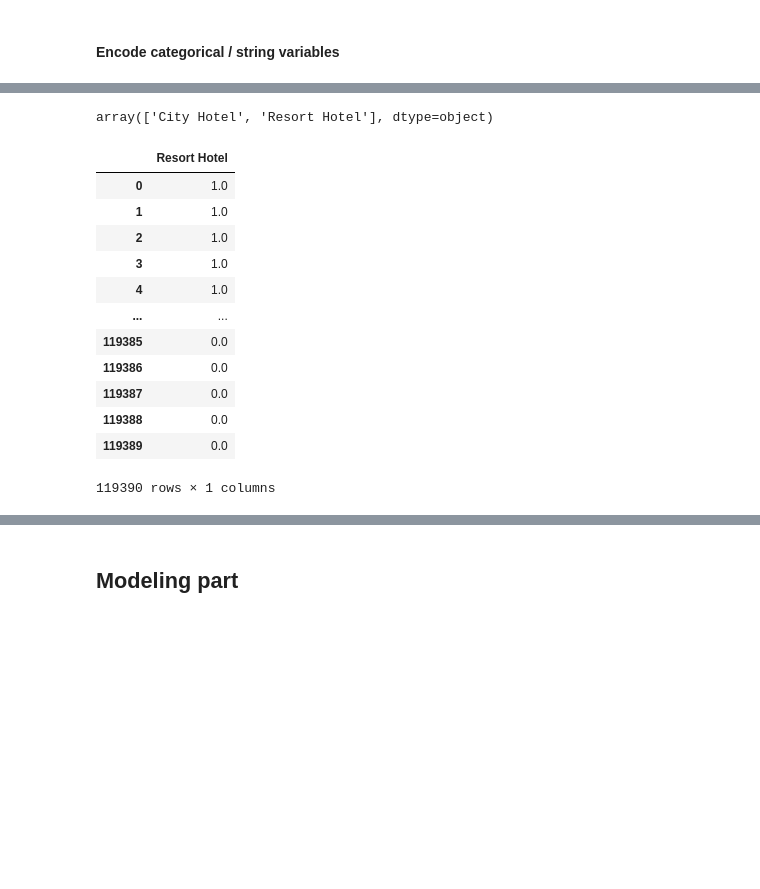
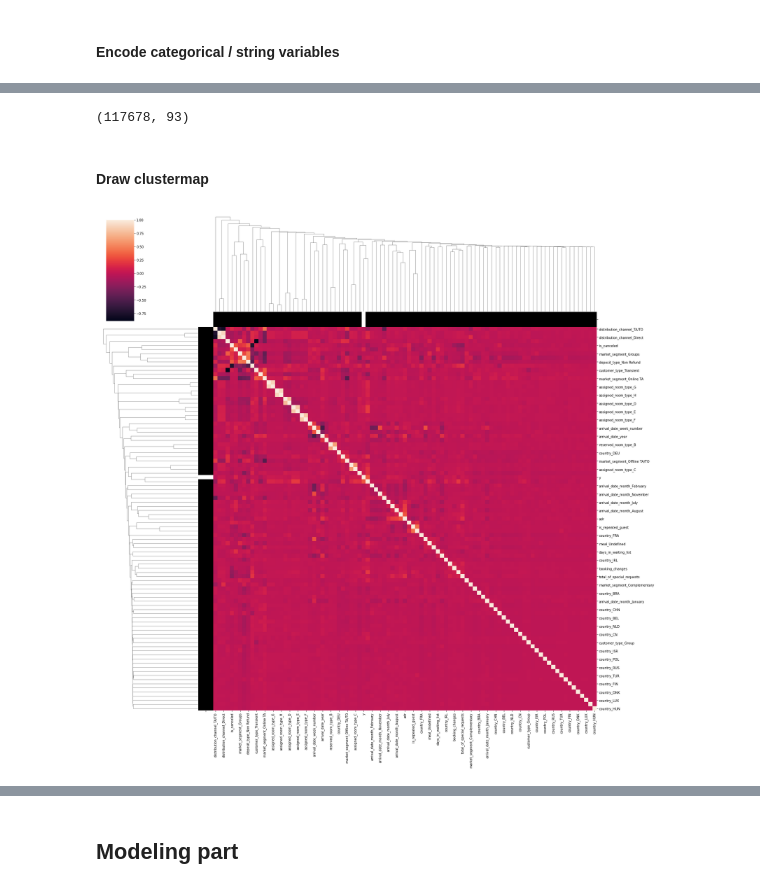
Before and after one commit to Garrus990/wave, a Jupyter notebook: notebooks/task-2.ipynb, the cells around one changed output, grey strips where cells are left out. Cells and saved outputs as stored; diff of their text form; code cells hidden in the pictures; blank space fills up the shorter version.

```diff
--- a/notebooks/task-2.ipynb
+++ b/notebooks/task-2.ipynb
@@ -85,0 +118,3 @@ pd.crosstab(bookings['is_canceled'], bookings['y'])
+# %%
+# now we replace 'rare' classes with NANs
+bookings = replace_rare_values(bookings, categorical_columns)
@@ -85,0 +142,6 @@ pd.crosstab(bookings['is_canceled'], bookings['y'])
+# %%
+# now we can remove all the rows with NANs
+n_observations_before = bookings.shape[0]
+bookings = bookings.dropna()
+print(f'{n_observations_before - bookings.shape[0]} rows were removed.')
+del n_observations_before
@@ -100,21 +154,23 @@ from sklearn.preprocessing import OneHotEncoder
-# %%
-ohe.categories_
-# %% [output]
-array(['City Hotel', 'Resort Hotel'], dtype=object)
-# %%
-ohe = OneHotEncoder(drop='first')
-pd.DataFrame(ohe.fit_transform(bookings[['hotel']].values).toarray(), columns=ohe.categories_[0][1:])
-# %% [output]
-|  | Resort Hotel |
-| 0 | 1.0 |
-| 1 | 1.0 |
-| 2 | 1.0 |
-| 3 | 1.0 |
-| 4 | 1.0 |
-| ... | ... |
-| 119385 | 0.0 |
-| 119386 | 0.0 |
-| 119387 | 0.0 |
-| 119388 | 0.0 |
-| 119389 | 0.0 |
-119390 rows × 1 columns
+# %%
+all_encoded_columns = []
+for col in categorical_columns:
+    ohe = OneHotEncoder(drop='first')  # we drop one of the classes to alleviate the burden of colinearity
+    encoded_columns = pd.DataFrame(ohe.fit_transform(bookings[[col]].values).toarray(), columns=[f'{col}_{x}' for x in ohe.categories_[0][1:]])
+    all_encoded_columns.append(encoded_columns)
+
+all_encoded_columns = pd.concat(all_encoded_columns, axis=1)
+# replace categorical columns with their encoded counterparts
+bookings = bookings.merge(all_encoded_columns, left_index=True, right_index=True).drop(columns=categorical_columns)
+# %%
+bookings.shape
+# %% [output]
+(117678, 93)
+# %% [markdown]
+#### Draw clustermap
+# %%
+# white color to distinguish independent variable from dependent variables
+cols = pd.Series(np.where(bookings.columns=='y', '#FFFFFF', '#000000'), bookings.columns)
+sns.clustermap(bookings.corr(), figsize=(24, 24), row_colors=cols, col_colors=cols)
+plt.show()
+# %% [output]
+[figure, added]
```
Also changed, not shown: parts of 39 cells of this notebook, 4 other files.
